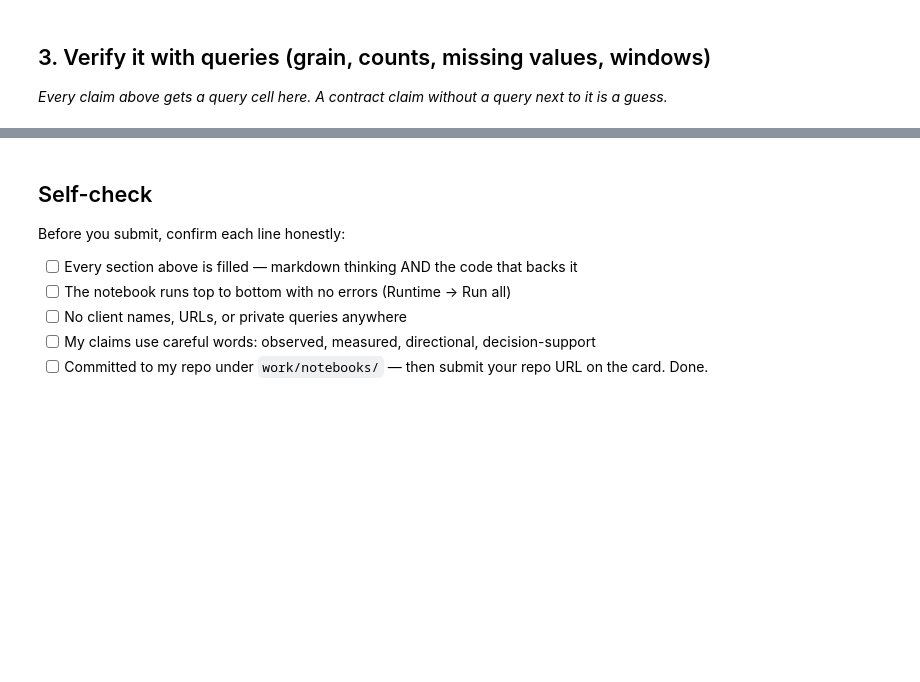
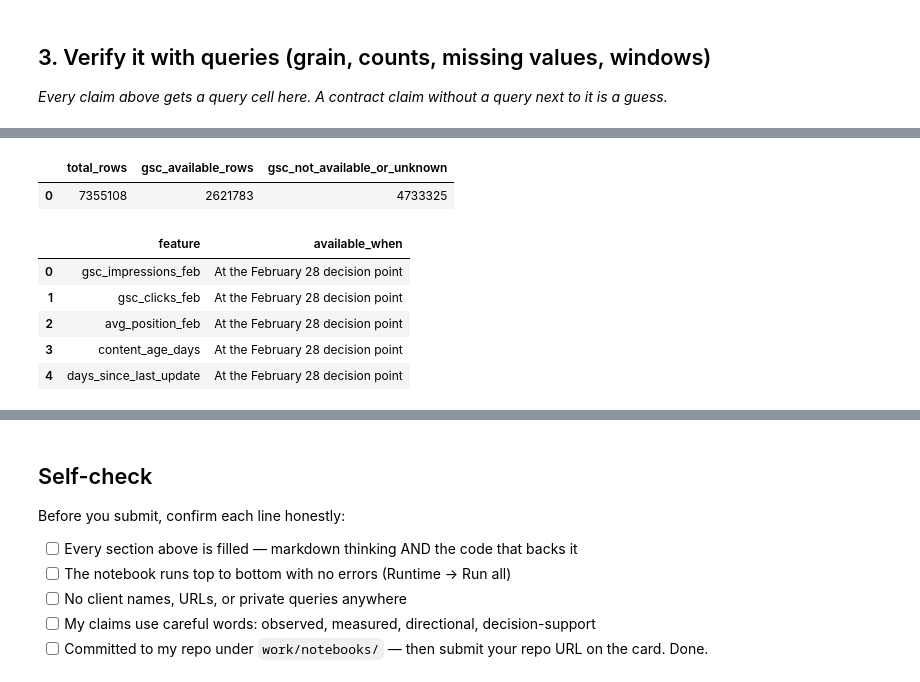
Before and after one commit to Seif-Abouelkhair/flyrank-ml-internship, a Jupyter notebook: work/notebooks/w03_data_contract.ipynb, the cells around one changed output, grey strips where cells are left out. Cells and saved outputs as stored; diff of their text form; code cells hidden in the pictures; blank space fills up the shorter version.

```diff
--- a/work/notebooks/w03_data_contract.ipynb
+++ b/work/notebooks/w03_data_contract.ipynb
@@ -36,0 +167,46 @@ This skeleton is yours to fill. Work the sections **in order** — each one has
+# %%
+# QUERY 3 — GSC availability verification
+availability_check = con.sql(
+    f"""
+    SELECT
+        COUNT(*) AS total_rows,
+        COUNT(*) FILTER (
+            WHERE gsc_data_available IS TRUE
+        ) AS gsc_available_rows,
+        COUNT(*) FILTER (
+            WHERE gsc_data_available IS NOT TRUE
+        ) AS gsc_not_available_or_unknown
+    FROM {FEB}
+    """
+).df()
+
+display(availability_check)
+# %% [output]
+|  | total_rows | gsc_available_rows | gsc_not_available_or_unknown |
+| 0 | 7355108 | 2621783 | 4733325 |
+# %%
+feature_notes = pd.DataFrame({
+    "feature": [
+        "gsc_impressions_feb",
+        "gsc_clicks_feb",
+        "avg_position_feb",
+        "content_age_days",
+        "days_since_last_update",
+    ],
+    "available_when": [
+        "At the February 28 decision point",
+        "At the February 28 decision point",
+        "At the February 28 decision point",
+        "At the February 28 decision point",
+        "At the February 28 decision point",
+    ]
+})
+
+display(feature_notes)
+# %% [output]
+|  | feature | available_when |
+| 0 | gsc_impressions_feb | At the February 28 decision point |
+| 1 | gsc_clicks_feb | At the February 28 decision point |
+| 2 | avg_position_feb | At the February 28 decision point |
+| 3 | content_age_days | At the February 28 decision point |
+| 4 | days_since_last_update | At the February 28 decision point |
```
Also changed, not shown: parts of 18 cells of this notebook.
